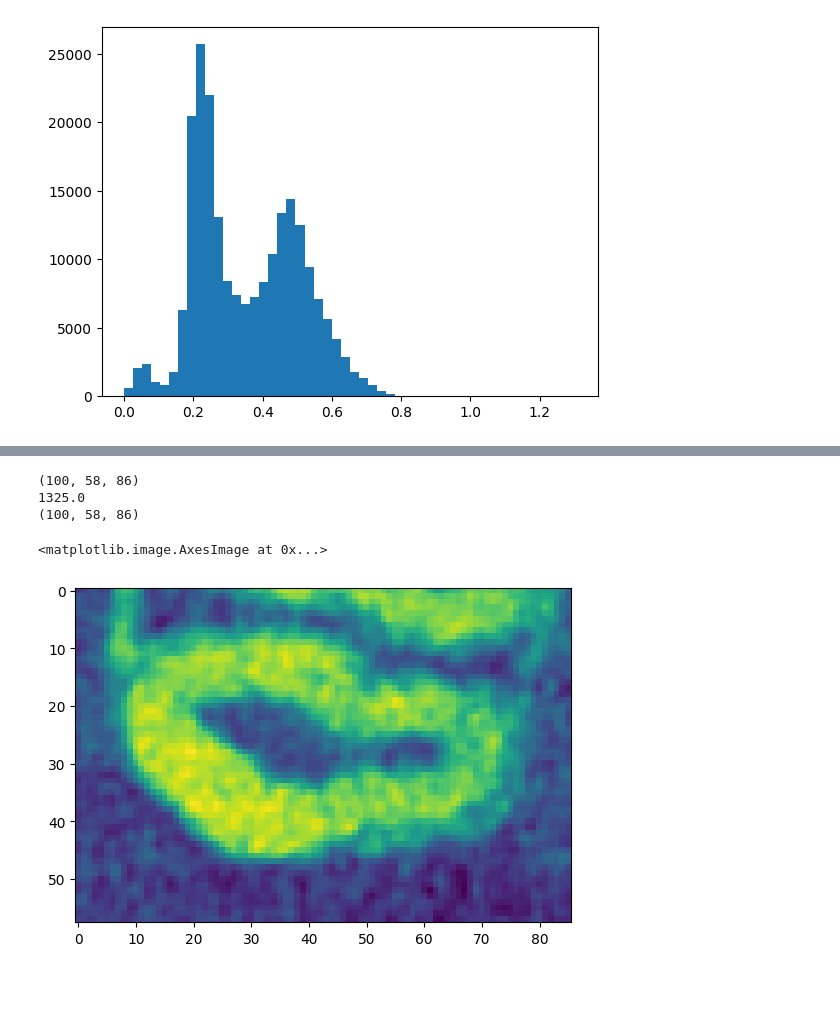
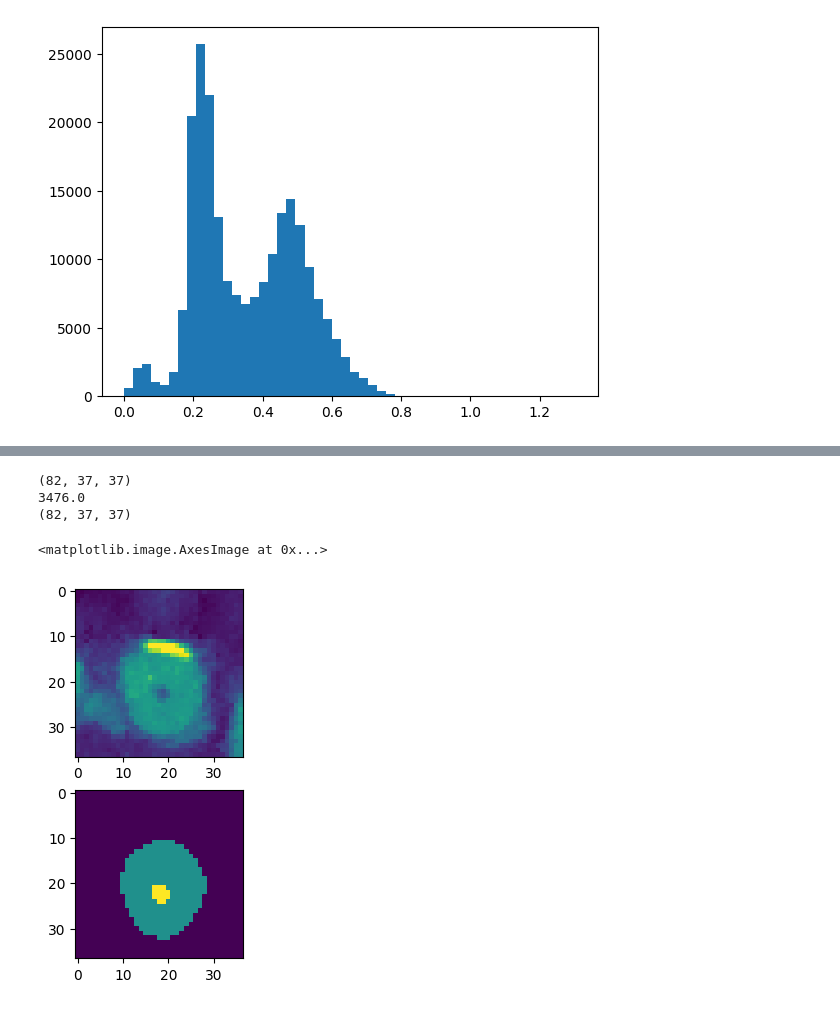
Before and after one commit to tycjantyc/zeby_tooth, a Jupyter notebook: data_prepare/data_histograms_canals.ipynb, the cells around one changed output, grey strips where cells are left out. Cells and saved outputs as stored; diff of their text form; code cells hidden in the pictures.

```diff
--- a/data_prepare/data_histograms_canals.ipynb
+++ b/data_prepare/data_histograms_canals.ipynb
@@ -88,20 +110,24 @@ plt.imshow(image[0, 48])
 # %%
 import numpy as np
 import matplotlib.pyplot as plt
 
 image = np.load('../data/snippets_img/1.npy')
 mask = np.load('../data/snippets_mask/1.npy')
 
 print(image.shape)
 
-print(image[78].max())
+NUM = 40
+
+print(image[NUM].max())
 print(mask.shape)
 
-plt.imshow(image[50,])
-#plt.imshow(mask[50,])
+fig, (ax1, ax2) = plt.subplots(2, 1)
+
+ax1.imshow(image[NUM,])
+ax2.imshow(mask[NUM,])
 # %% [output]
-(100, 58, 86)
-1325.0
-(100, 58, 86)
+(82, 37, 37)
+3476.0
+(82, 37, 37)
 <matplotlib.image.AxesImage at 0x...>
-[figure, old version]
+[figure, new version]
```
Also changed, not shown: parts of 2 cells of this notebook, 2 other files.
